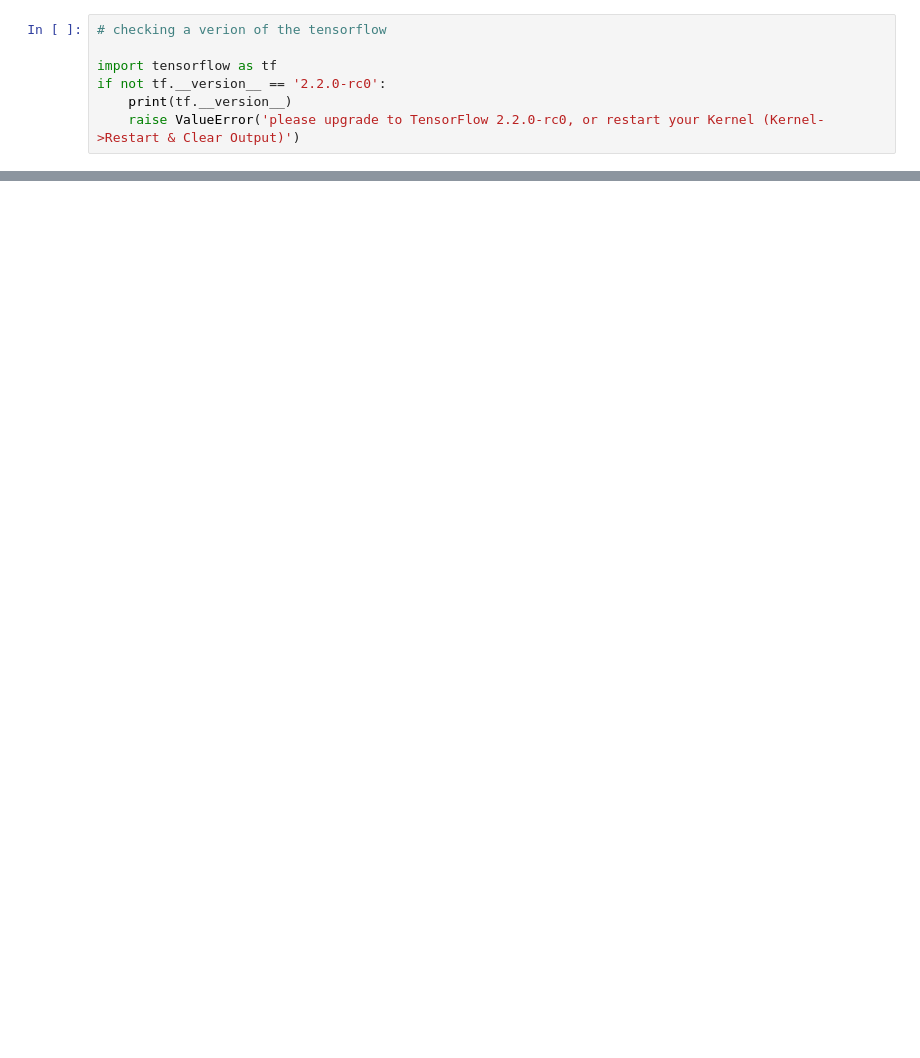
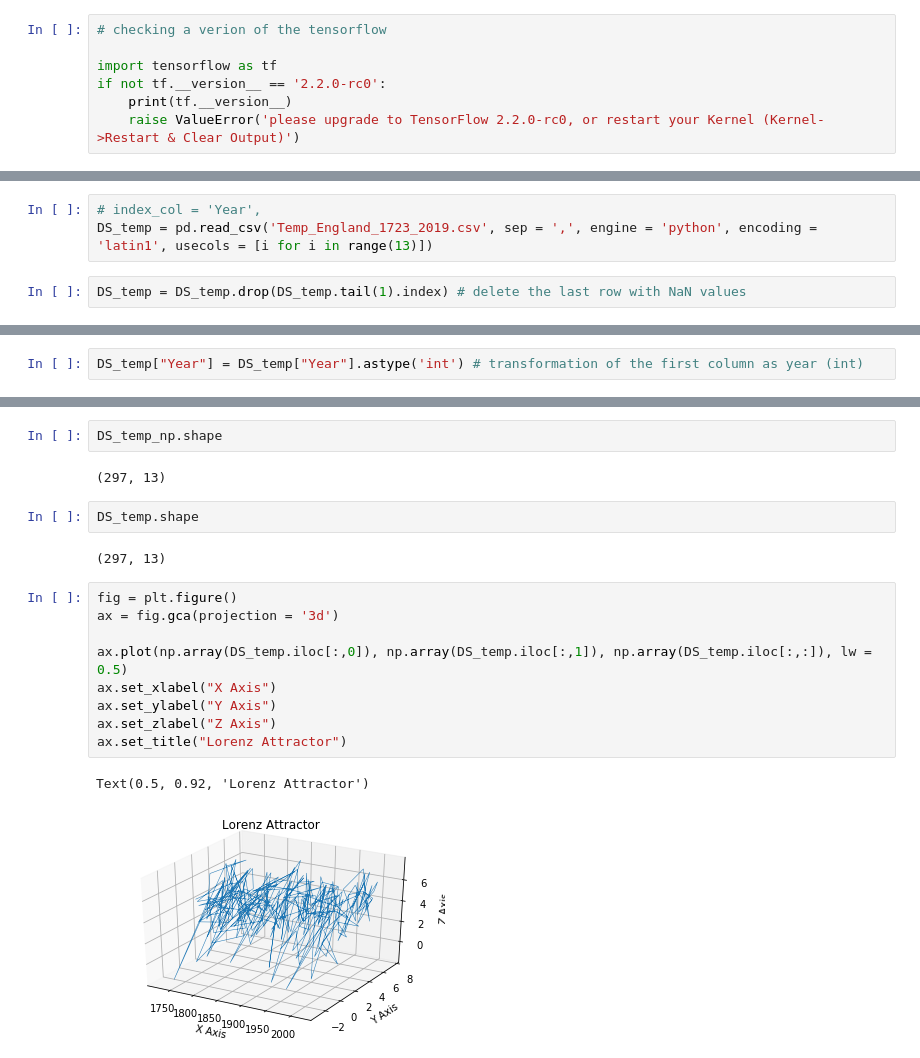
Before and after one commit to s-kav/IBM-Watsom-capstone-project, a Jupyter notebook: Capstone project ITHEE_300.ipynb, the cells around one changed output, grey strips where cells are left out. Saved outputs shown, nothing was run; the diff lists cells and outputs as text; blank space fills up the shorter version.

```diff
--- a/Capstone project ITHEE_300.ipynb
+++ b/Capstone project ITHEE_300.ipynb
@@ -55,0 +70,5 @@ import json
+# %%
+# index_col = 'Year',
+DS_temp = pd.read_csv('Temp_England_1723_2019.csv', sep = ',', engine = 'python', encoding = 'latin1', usecols = [i for i in range(13)])
+# %%
+DS_temp = DS_temp.drop(DS_temp.tail(1).index) # delete the last row with NaN values
@@ -55,0 +93,2 @@ import json
+# %%
+DS_temp["Year"] = DS_temp["Year"].astype('int') # transformation of the first column as year (int)
@@ -55,0 +142,20 @@ import json
+# %%
+DS_temp_np.shape
+# %% [output]
+(297, 13)
+# %%
+DS_temp.shape
+# %% [output]
+(297, 13)
+# %%
+fig = plt.figure()
+ax = fig.gca(projection = '3d')
+
+ax.plot(np.array(DS_temp.iloc[:,0]), np.array(DS_temp.iloc[:,1]), np.array(DS_temp.iloc[:,:]), lw = 0.5)
+ax.set_xlabel("X Axis")
+ax.set_ylabel("Y Axis")
+ax.set_zlabel("Z Axis")
+ax.set_title("Lorenz Attractor")
+# %% [output]
+Text(0.5, 0.92, 'Lorenz Attractor')
+[figure, added]
```
Also changed, not shown: parts of 14 cells of this notebook.
